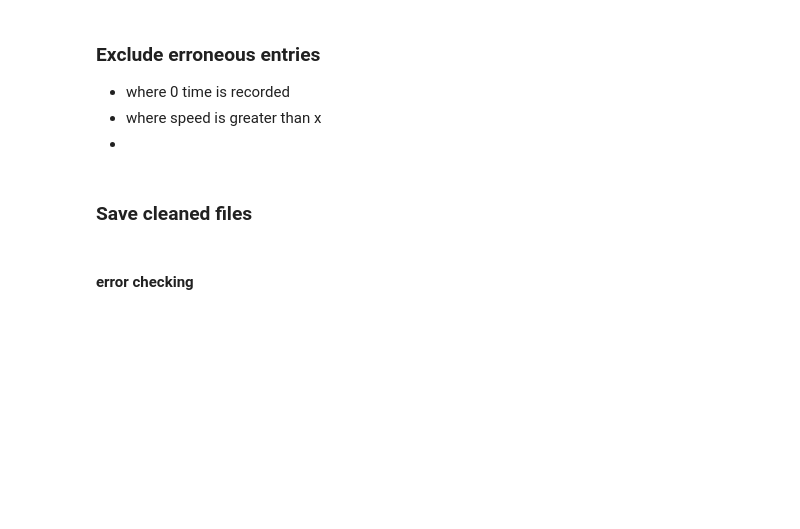
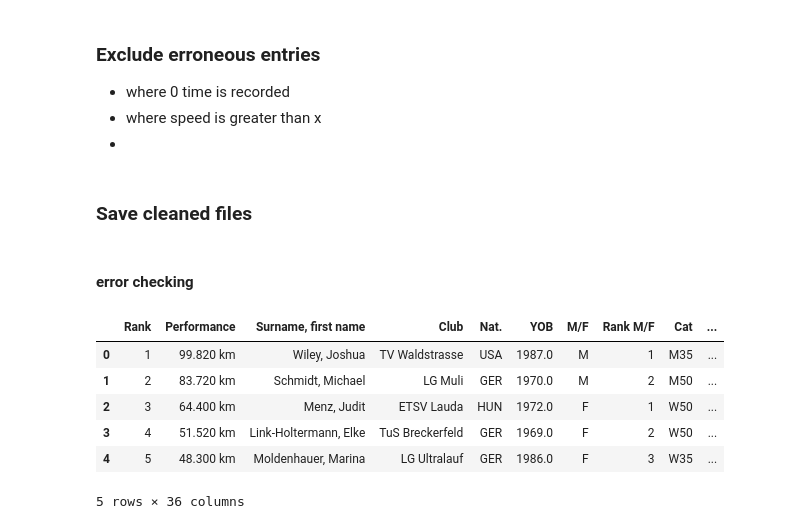
Before and after one commit to Dusoye/DUVResults, a Jupyter notebook: scr/clean_data.ipynb, the cells around one changed output. Cells and saved outputs as stored; diff of their text form; code cells hidden in the pictures; blank space fills up the shorter version.

Commit message:
fix cleaning edge cases

```diff
--- a/scr/clean_data.ipynb
+++ b/scr/clean_data.ipynb
@@ -360,36 +455,46 @@ def calculate_winner_percentage(df):
 def clean_data(df):
     df = split_runner_name(df)
     df = split_distance_column(df)
-    df = parse_performance(df, 'Performance', 'Time Seconds Finish', 'Distance Finish')
-    df = parse_performance(df, 'Winner Time', 'Time Seconds Winner', 'Distance Winner')
-    df = calculate_winner_percentage(df)
+    df = process_performance(df, 'Performance', 'Time Seconds Finish', 'Distance Finish')
+    df = process_performance(df, 'Winner Time', 'Time Seconds Winner', 'Distance Winner')
+    df = calculate_performance_ratio(df)
     df = extract_finishers(df)
 
     df['Terrain'] = df['Terrain'].apply(standardize_terrain)
     df['Distance KM'] = df['Distance/Time'].apply(convert_miles_to_km).round(0)
-    df['Finish Percentage'] = (df['Rank'] / df['Total Finishers']).round(2)
     df['Distance KM'] = df['Distance KM'].replace(0, pd.NA)
     df['Average Speed'] = df['Time Seconds Finish'] / df['Distance KM']
     df['Race Location'] = df['Event'].apply(extract_location)
     df['Gender'] = df['M/F']
 
+    df['Rank'] = pd.to_numeric(df['Rank'], errors='coerce')
+    df['Total Finishers'] = pd.to_numeric(df['Total Finishers'], errors='coerce')
+
+    df['Finish Percentage'] = np.where(
+        df['Total Finishers'] > 0,
+        (df['Rank'] / df['Total Finishers']),
+        np.nan
+    )
+    df['Finish Percentage'] = df['Finish Percentage'].round(2)
+    df['Distance KM'] = df['Distance KM'].replace(0, pd.NA)
+    df['Average Speed'] = df['Time Seconds Finish'] / df['Distance KM']
+    df['Gender'] = df['M/F']
+    df['Race Location'] = df['Event'].apply(extract_location)
+    df['YOB'] = pd.to_numeric(df['YOB'], errors='coerce').astype('Int64')
     df['Date'] = pd.to_datetime(df['Date'].apply(parse_date_range), format='%d.%m.%Y')
-    df['YOB'] = pd.to_numeric(df['YOB'], errors='coerce').astype('Int64')
     df['Avg.Speed km/h'] = df['Avg.Speed km/h'].astype(float)
+    df['Age'] = df['Date'].dt.year - df['YOB']
+    df = add_age_group(df)
     df['Elevation Gain'] = pd.to_numeric(df['Elevation Gain'].replace({'Hm': '', 'm': ''}, regex=True), errors='coerce')
-
     df = df.fillna({'M/F': 'Unknown', 'Cat': 'Unknown'})
     df['Club'] = df['Club'].str.strip().str.replace(r'[^\w\s]', '', regex=True)
     df['Nat.'] = df['Nat.'].str.strip().str.upper()
-    df['Age'] = df['Date'].dt.year - df['YOB']
-    df = add_age_group(df)
-
     df = add_runner_statistics(df)
     df = add_elevation_gain_per_km(df)
 
     df = df.sort_values(by=['Date', 'Race Location', 'Event', 'Rank'])
 
     return df
-# %%
-result_df = pd.read_csv('../output/all_events_data_2022.csv', low_memory=False)
+# %%
+df_clean = clean_data(result_df)
 # %%
@@ -463,3 +618,18 @@ for file_path in all_files:
 df_clean = result_df
 df_clean = split_runner_name(df_clean)
 df_clean = split_distance_column(df_clean)
+# %%
+df_clean = process_performance(df_clean, 'Performance', 'Time Seconds Finish', 'Distance Finish')
+df_clean = process_performance(df_clean, 'Winner Time', 'Time Seconds Winner', 'Distance Winner')
+# %%
+df_clean = calculate_performance_ratio(df_clean)
+df_clean = extract_finishers(df_clean)
+df_clean.head()
+# %% [output]
+|  | Rank | Performance | Surname, first name | Club | Nat. | YOB | M/F | Rank M/F | Cat | ... |
+| 0 | 1 | 99.820 km | Wiley, Joshua | TV Waldstrasse | USA | 1987.0 | M | 1 | M35 | ... |
+| 1 | 2 | 83.720 km | Schmidt, Michael | LG Muli | GER | 1970.0 | M | 2 | M50 | ... |
+| 2 | 3 | 64.400 km | Menz, Judit | ETSV Lauda | HUN | 1972.0 | F | 1 | W50 | ... |
+| 3 | 4 | 51.520 km | Link-Holtermann, Elke | TuS Breckerfeld | GER | 1969.0 | F | 2 | W50 | ... |
+| 4 | 5 | 48.300 km | Moldenhauer, Marina | LG Ultralauf | GER | 1986.0 | F | 3 | W35 | ... |
+5 rows × 36 columns
```
Also changed, not shown: parts of 25 cells of this notebook, 1 other file.
